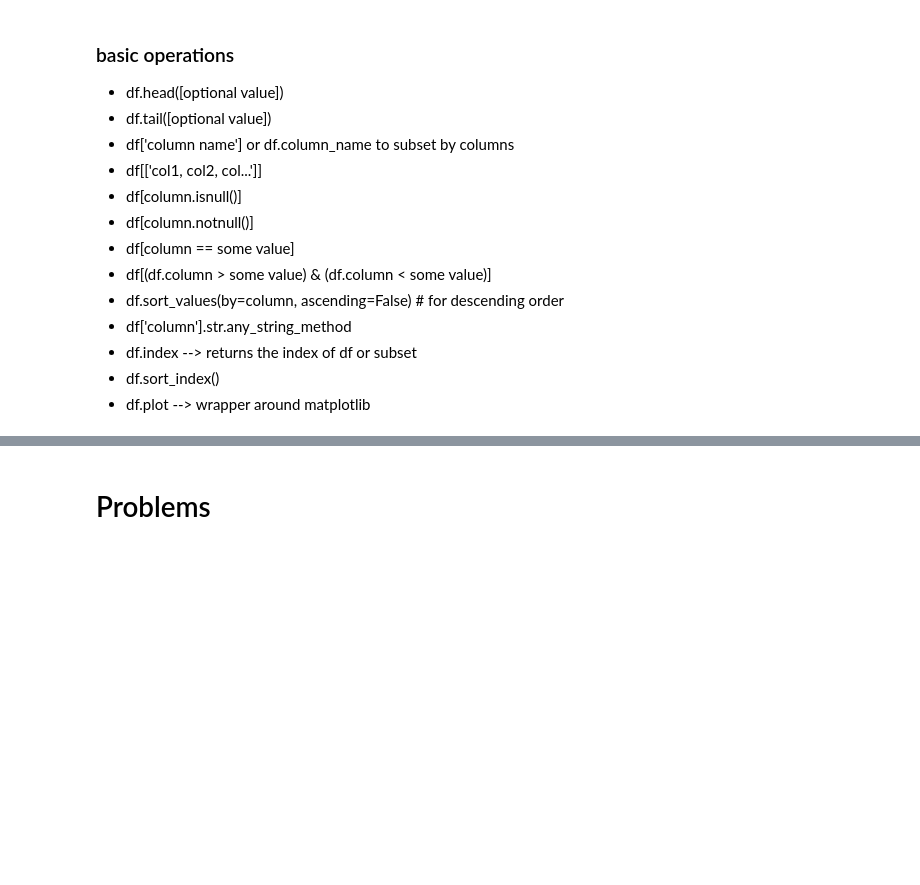
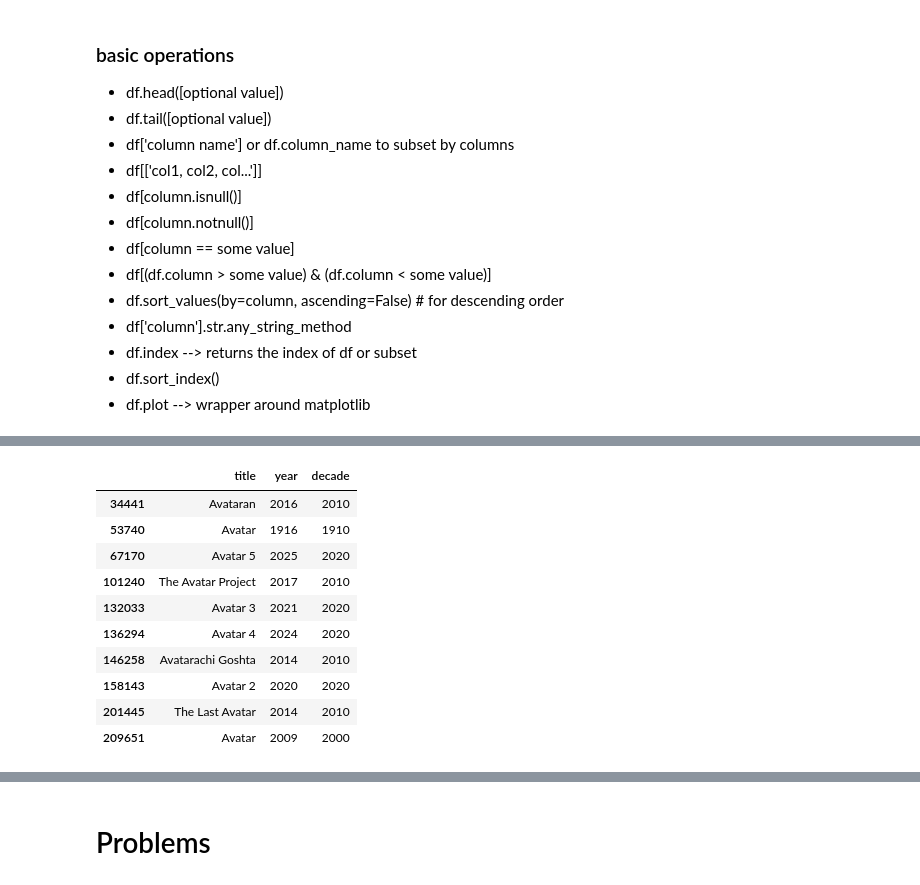
Before and after one commit to ajatwani/OIM3640_SP22, a Jupyter notebook: 16-pandas_filtering.ipynb, the cells around one changed output, grey strips where cells are left out. Saved outputs shown, nothing was run; the diff lists cells and outputs as text; code cells hidden in the pictures; blank space fills up the shorter version.

```diff
--- a/16-pandas_filtering.ipynb
+++ b/16-pandas_filtering.ipynb
@@ -38,0 +115,14 @@ pd.__version__
+# %%
+titles[titles.title.str.contains('Avatar')]
+# %% [output]
+|  | title | year | decade |
+| 34441 | Avataran | 2016 | 2010 |
+| 53740 | Avatar | 1916 | 1910 |
+| 67170 | Avatar 5 | 2025 | 2020 |
+| 101240 | The Avatar Project | 2017 | 2010 |
+| 132033 | Avatar 3 | 2021 | 2020 |
+| 136294 | Avatar 4 | 2024 | 2020 |
+| 146258 | Avatarachi Goshta | 2014 | 2010 |
+| 158143 | Avatar 2 | 2020 | 2020 |
+| 201445 | The Last Avatar | 2014 | 2010 |
+| 209651 | Avatar | 2009 | 2000 |
```
Also changed, not shown: parts of 9 cells of this notebook, 4 other files.
